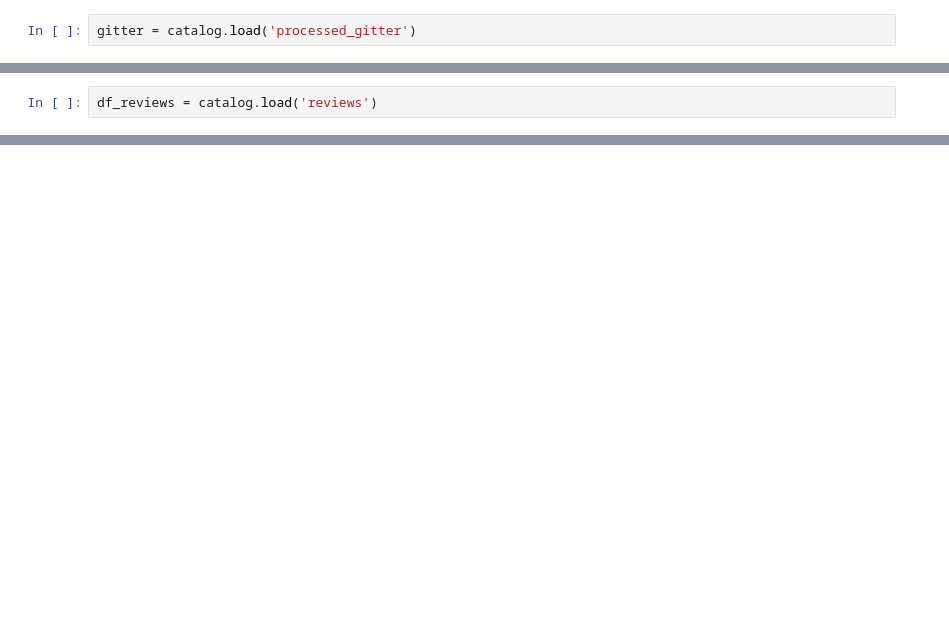
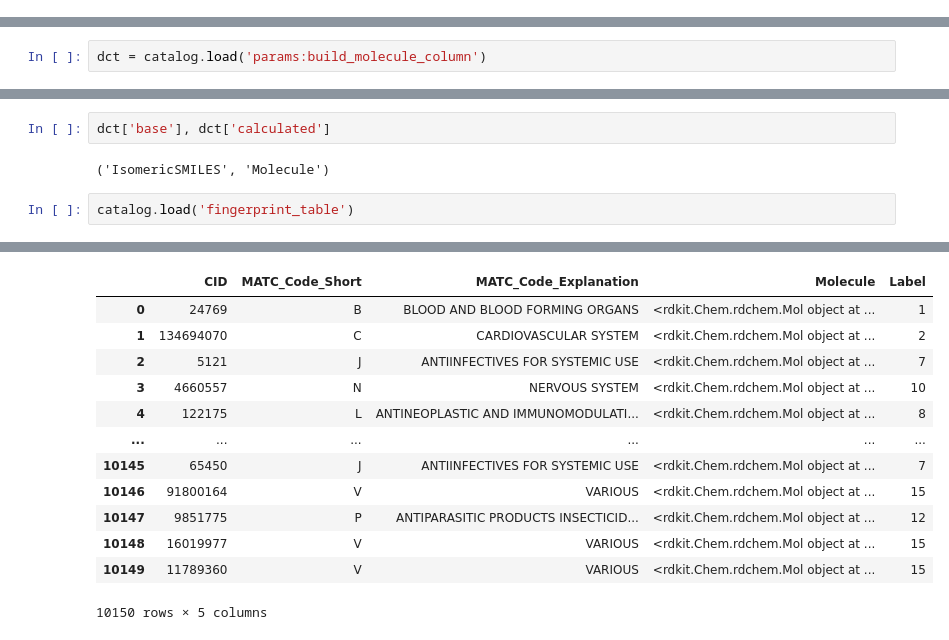
Before and after one commit to JoseCouceiro/TFM_project, a Jupyter notebook: drug-predictor/Untitled.ipynb, the cells around one changed output, grey strips where cells are left out. Drawn from its saved outputs; the diff is of its cells as text; blank space fills up the shorter version.

```diff
--- a/drug-predictor/Untitled.ipynb
+++ b/drug-predictor/Untitled.ipynb
@@ -21,2 +206,0 @@ catalog.list()
-# %%
-gitter = catalog.load('processed_gitter')
@@ -63,2 +206,0 @@ companies['id'].nunique()
-# %%
-df_reviews = catalog.load('reviews')
@@ -95,0 +207,2 @@ pubchem.head(3)
+# %%
+dct = catalog.load('params:build_molecule_column')
@@ -95,0 +212,7 @@ pubchem.head(3)
+# %%
+dct['base'], dct['calculated']
+# %% [output]
+('IsomericSMILES', 'Molecule')
+# %%
+catalog.load('fingerprint_table')
+# %% [output]
@@ -95,0 +220,13 @@ pubchem.head(3)
+|  | CID | MATC_Code_Short | MATC_Code_Explanation | Molecule | Label |
+| 0 | 24769 | B | BLOOD AND BLOOD FORMING ORGANS | <rdkit.Chem.rdchem.Mol object at ... | 1 |
+| 1 | 134694070 | C | CARDIOVASCULAR SYSTEM | <rdkit.Chem.rdchem.Mol object at ... | 2 |
+| 2 | 5121 | J | ANTIINFECTIVES FOR SYSTEMIC USE | <rdkit.Chem.rdchem.Mol object at ... | 7 |
+| 3 | 4660557 | N | NERVOUS SYSTEM | <rdkit.Chem.rdchem.Mol object at ... | 10 |
+| 4 | 122175 | L | ANTINEOPLASTIC AND IMMUNOMODULATI... | <rdkit.Chem.rdchem.Mol object at ... | 8 |
+| ... | ... | ... | ... | ... | ... |
+| 10145 | 65450 | J | ANTIINFECTIVES FOR SYSTEMIC USE | <rdkit.Chem.rdchem.Mol object at ... | 7 |
+| 10146 | 91800164 | V | VARIOUS | <rdkit.Chem.rdchem.Mol object at ... | 15 |
+| 10147 | 9851775 | P | ANTIPARASITIC PRODUCTS INSECTICID... | <rdkit.Chem.rdchem.Mol object at ... | 12 |
+| 10148 | 16019977 | V | VARIOUS | <rdkit.Chem.rdchem.Mol object at ... | 15 |
+| 10149 | 11789360 | V | VARIOUS | <rdkit.Chem.rdchem.Mol object at ... | 15 |
+10150 rows × 5 columns
```
Also changed, not shown: parts of 39 cells of this notebook, 21 other files.
